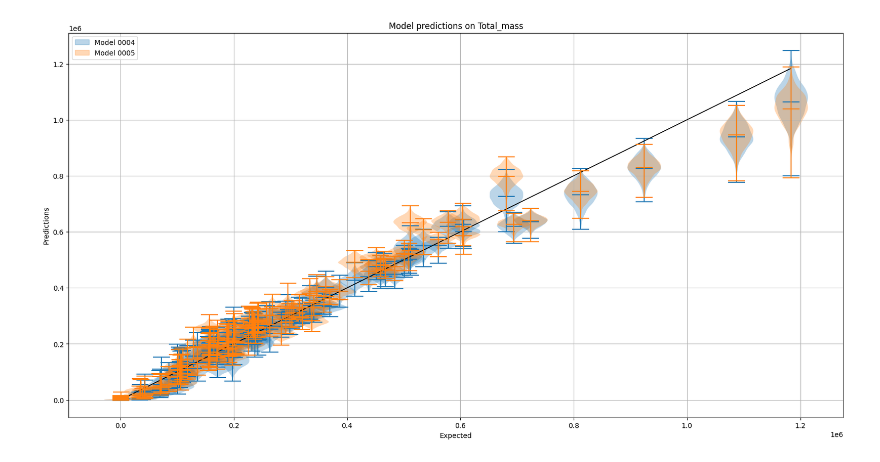
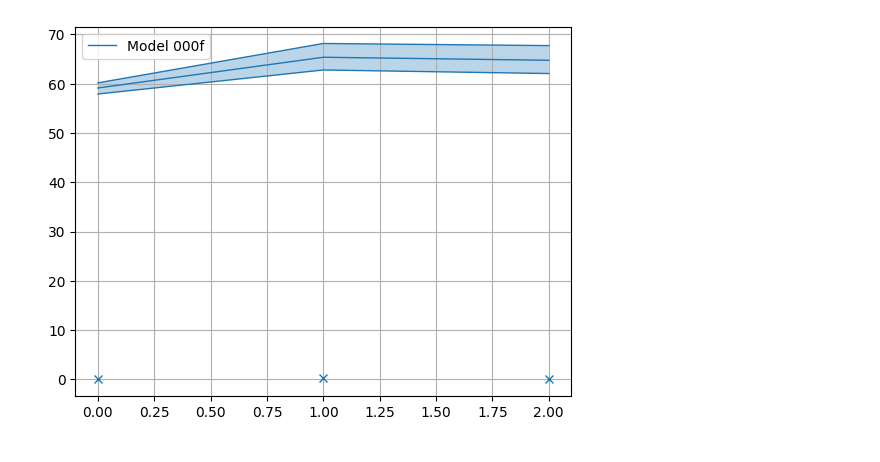
Before and after one commit to LeiRoF/M2-Internship, a Jupyter notebook: Compare_Models.ipynb, the cells around one changed output. Saved outputs shown, nothing was run; the diff lists cells and outputs as text; code cells hidden in the pictures.

Commit message:
🚧1D output model comparison

```diff
--- a/Compare_Models.ipynb
+++ b/Compare_Models.ipynb
@@ -1,7 +1,7 @@
 # %%
-compare = "output/Total_mass" # file name (in the folder "data/model_comparison") of the comparison to be made
+compare = "output/Plummer_profile_1D" # file name (in the folder "data/model_comparison") of the comparison to be made
 consider_models = "all" # list of 4 digit hexa string or "all"
-exclude_models = [] # list of 4 digit hexa string or empty list
+exclude_models = ["0000","0001","0002","0003","0004","0005","0007"] # list of 4 digit hexa string or empty list
 # %%
 # Loading models
 
@@ -108,6 +113,9 @@ plt.show()
 # %%
 # Prediction distributions
 
+#==============================================================================
+# Violin plots (scalar predictions)
+#==============================================================================
 
 
 def violin_plot(output, model_list, limits):
@@ -123,7 +131,8 @@ def violin_plot(output, model_list, limits):
         model = models[key]
 
         predictions = np.array(model["predictions"][output])
-        expectations = np.array(model["expectations"][output]).flatten()
+
+        expectations = np.array(model["expectations"][output])
 
         vmin = float(limits[0])
         vmax = float(limits[1])
@@ -131,8 +140,10 @@ def violin_plot(output, model_list, limits):
 
         mask = ((expectations + eps >= vmin) & (expectations - eps <= vmax)).flatten()
 
-        filtered_predictions = predictions[:,mask]
+        filtered_predictions = predictions[mask]
+        filtered_predictions = filtered_predictions.reshape(filtered_predictions.shape[0:2]).T
         filtered_expectations = expectations[mask]
+        filtered_expectations = filtered_expectations.reshape(filtered_expectations.shape[0]).T
 
         emin = np.min(filtered_expectations)
         emax = np.max(filtered_expectations)
@@ -175,7 +186,59 @@ def violin_plot(output, model_list, limits):
     plt.legend(*zip(*labels), loc=2)
     plt.show()
 
-# Selecting the metrics to plot -----------------------------------------------
+#==============================================================================
+# Thick line plots (vector predictions)
+#==============================================================================
+
+def thick_line_plot(output, model_list, limits):
+
+    color_number = 0
+    for key in model_list:
+        model = models[key]
+        model_id = model["details"]["model_id"]
+        color = color = plt.rcParams['axes.prop_cycle'].by_key()['color'][color_number]
+        color_number += 1
+
+        expectations = np.array(model["expectations"][output])
+        predictions = np.array(model["predictions"][output])
+
+        print(expectations.shape)
+        print(predictions.shape)
+
+
+        p_top = [np.max(predictions[0,:,j]) for j in range(predictions.shape[2])]
+        p_mean = [np.mean(predictions[0,:,j]) for j in range(predictions.shape[2])]
+        p_bot = [np.min(predictions[0,:,j]) for j in range(predictions.shape[2])]
+
+
+        plt.plot(expectations[0], "x", c=color)
+        r = np.arange(len(p_top))
+        plt.plot(p_top, c=color, linewidth=1, label=f"Model {model_id}")
+        plt.plot(p_mean, c=color, linewidth=1)
+        plt.plot(p_bot, c=color, linewidth=1)
+        plt.fill(np.concatenate([r, r[::-1]]), np.concatenate([p_top, p_bot[::-1]]), alpha=.3, fc=color, ec='None')
+        break
+
+    plt.legend()
+    plt.grid()
+    plt.show()
+
+#==============================================================================
+# Map plots (vector predictions)
+#==============================================================================
+
+# TODO
+
+#==============================================================================
+# GUI
+#==============================================================================
+
+if compare.startswith("output/"):
+    outputs = [compare.split("/")[1]]
+elif compare.startswith("problem/"):
+    outputs = compare.split("/")[1].split("---")[1].split(",")
+else:
+    raise ValueError("Invalid compare argument")
 
 model_list_select = widgets.SelectMultiple(
     options=list(models.keys()),
@@ -185,8 +248,7 @@ model_list_select = widgets.SelectMultiple(
 )
 
 sample_model = models[list(models.keys())[0]]
-options = list(sample_model["predictions"].keys())
-output_widget = Dropdown(options=options, value=options[0], description="Output: ")
+output_widget = Dropdown(options=outputs, value=outputs[0], description="Output: ")
 
 def get_possible_expectations():
     possible_expectations = np.array([])
@@ -219,10 +281,17 @@ plot_button = widgets.Button(
 def update_violin_plot(*args):
     clear_output()
     display(model_list_select)
-    display(output_widget)
+    if len(outputs) > 1:
+        display(output_widget)
     display(expectation_slider)
     display(plot_button)
-    violin_plot(output_widget.value, model_list_select.value, expectation_slider.value)
+
+    output_shape = sample_model["expectations"][output_widget.value].shape[1:]
+    if output_shape in [(1,),()]:
+        violin_plot(output_widget.value, model_list_select.value, expectation_slider.value)
+    elif len(output_shape) == 1:
+        thick_line_plot(output_widget.value, model_list_select.value, expectation_slider.value)
+
 
 plot_button.on_click(update_violin_plot)
 
@@ -235,4 +305,4 @@ SelectionRangeSlider(description='Range', index=(0, 599), layout=Layout(width='1
-[figure, old version]
+[figure, new version]
 # %%
 # Select model and view details
 
```
Also changed, not shown: parts of 4 cells of this notebook, 6 other files.
